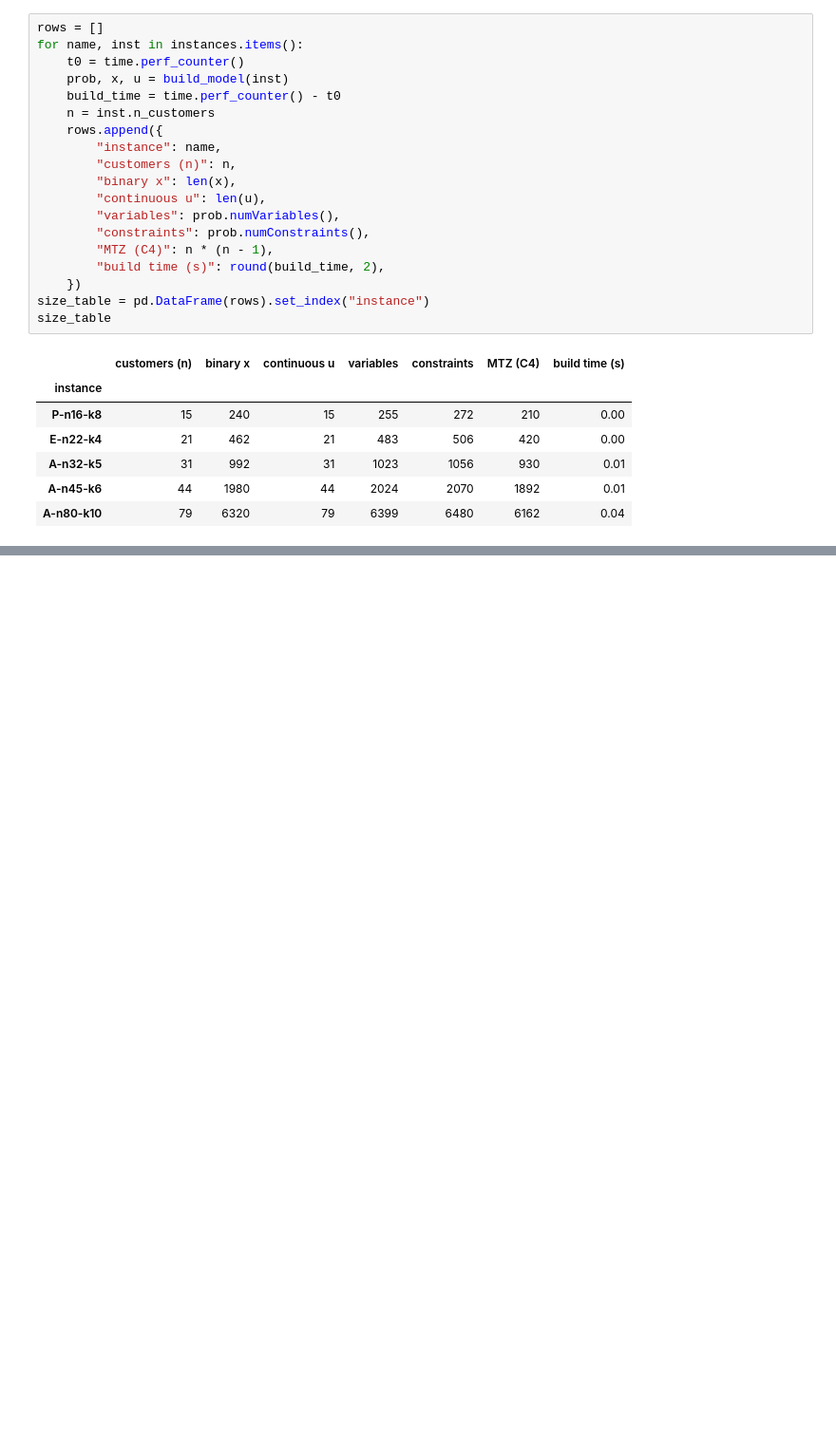
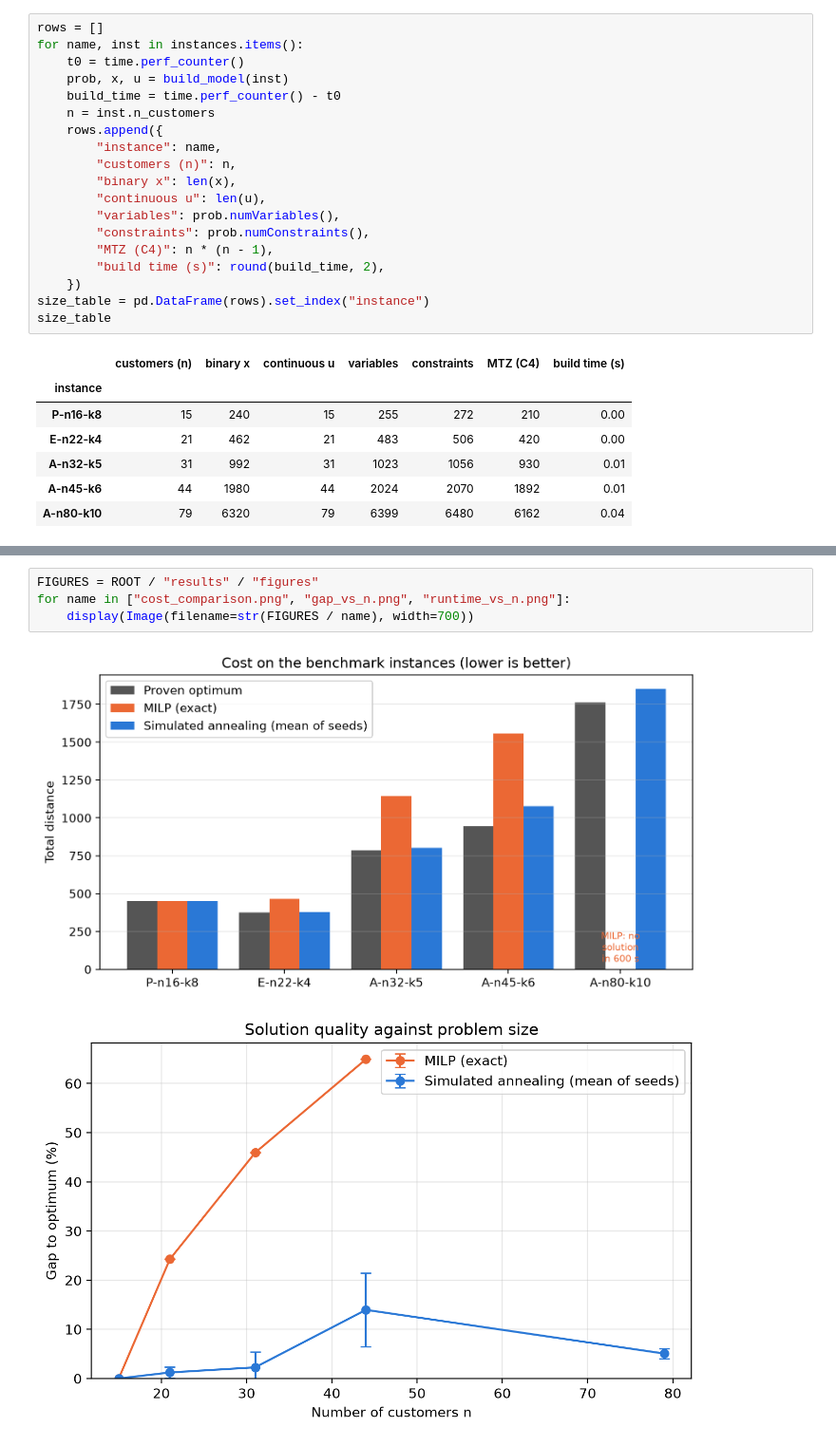
Before and after one commit to nisalgangana/optimization-assignment-cvrp, a Jupyter notebook: notebooks/main.ipynb, the cells around one changed output, grey strips where cells are left out. Shown at 95% size. Drawn from its saved outputs; the diff is of its cells as text; blank space fills up the shorter version.

```diff
--- a/notebooks/main.ipynb
+++ b/notebooks/main.ipynb
@@ -152,0 +220,7 @@ whose size grows much faster than the model itself.
+# %%
+FIGURES = ROOT / "results" / "figures"
+for name in ["cost_comparison.png", "gap_vs_n.png", "runtime_vs_n.png"]:
+    display(Image(filename=str(FIGURES / name), width=700))
+# %% [output]
+[figure, added]
+[figure, added]
```
Also changed, not shown: parts of 20 cells of this notebook, 1 other file.
